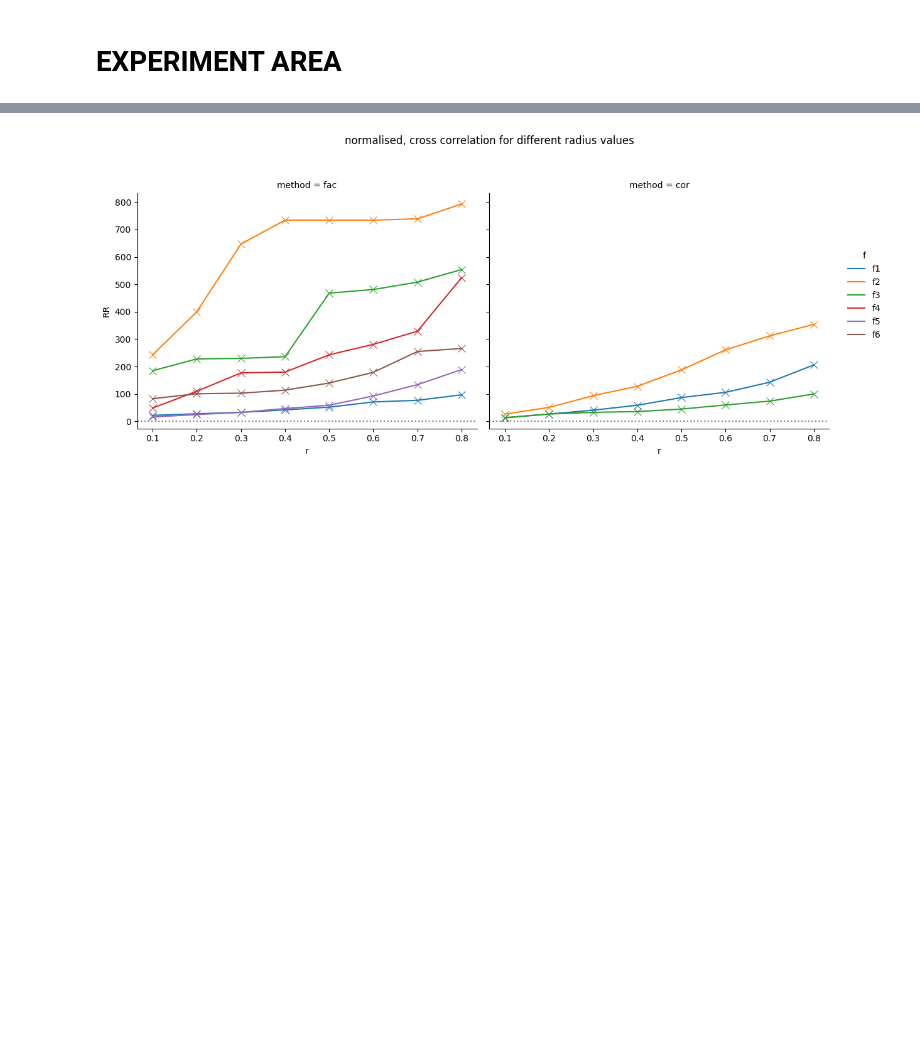
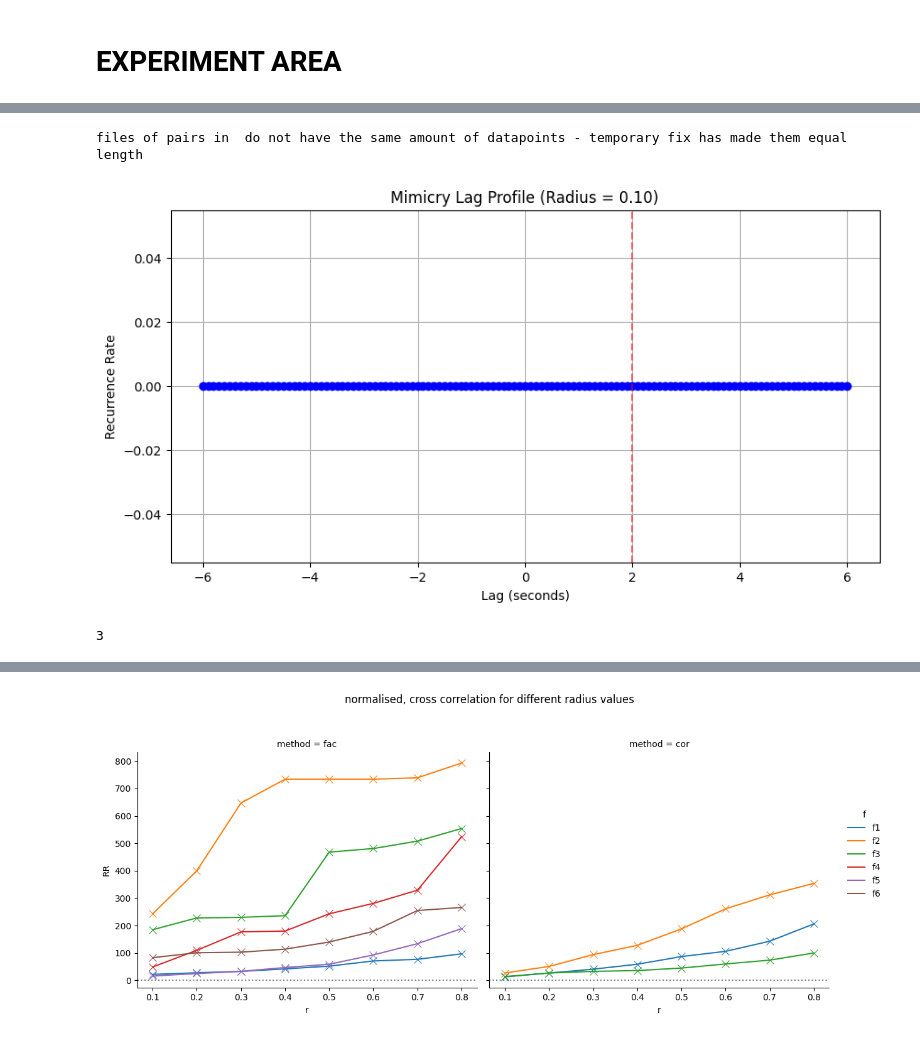
Before and after one commit to erikfrohn/facial-expression-interpersonal-association, a Jupyter notebook: main.ipynb, the cells around one changed output, grey strips where cells are left out. Cells and saved outputs as stored; diff of their text form; code cells hidden in the pictures; blank space fills up the shorter version.

```diff
--- a/main.ipynb
+++ b/main.ipynb
@@ -275,0 +398,43 @@ files of pairs in 19_20_discussion_phase_0 do not have the same amount of datapo
+# %%
+import pandas as pd
+import util.feature_selection as fs
+import util.correlation_measure as cm
+import matplotlib.pyplot as plt
+import seaborn as sns
+import numpy as np
+# synthetic example: y is x delayed by 0.5 s plus noise
+ = 60
+nav = pd.read_csv(r"C:\Users\Erik\Documents\facial-expression-synchrony\old-data\19_20\features\pp19_discussion_phase_0_corrca.csv")
+pil = pd.read_csv(r"C:\Users\Erik\Documents\facial-expression-synchrony\old-data\19_20\features\pp20_discussion_phase_0_corrca.csv")
+nav, pil = fs.make_equal_length("", nav, pil)
+x = nav.values
+y = pil.values
+
+# Example with synthetic data
+import matplotlib.pyplot as plt
+
+# Generate sample data (P2 lags P1 by 2 seconds)
+fs = 60  # 60 Hz sampling rate
+t = np.arange(0, 300)/fs  # 5 minutes of data
+p1 = np.sin(2*np.pi*0.2*t)  # 0.2 Hz oscillation
+p2 = np.roll(p1, int(2*fs))  # 2 second lag
+
+# Run analysis
+lags, rr_profile, radius = cm.crqa_lag_analysis(x, y, sampling_rate=fs)
+
+# Plot results
+plt.figure(figsize=(10, 5))
+plt.plot(lags, rr_profile, 'b-o')
+plt.axvline(2, color='r', linestyle='--', alpha=0.5)
+plt.xlabel('Lag (seconds)')
+plt.ylabel('Recurrence Rate')
+plt.title(f'Mimicry Lag Profile (Radius = {radius:.2f})')
+plt.grid(True)
+plt.show()
+# %% [output]
+files of pairs in  do not have the same amount of datapoints - temporary fix has made them equal length
+[figure, added]
+# %%
+60
+# %% [output]
+3
```
Also changed, not shown: parts of 11 cells of this notebook, 1 other file.
